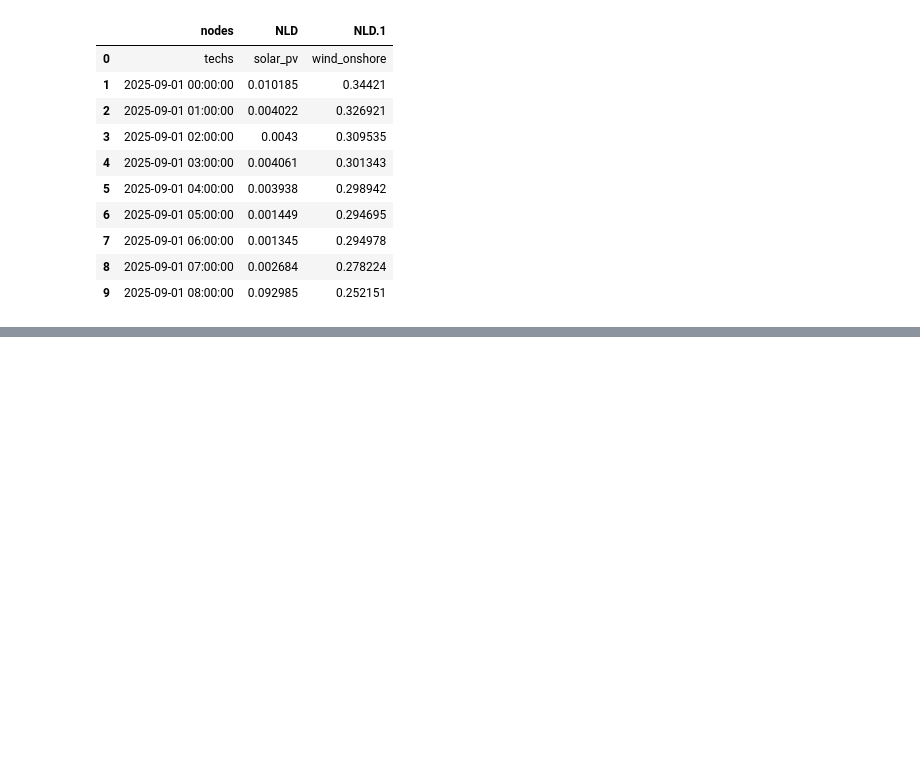
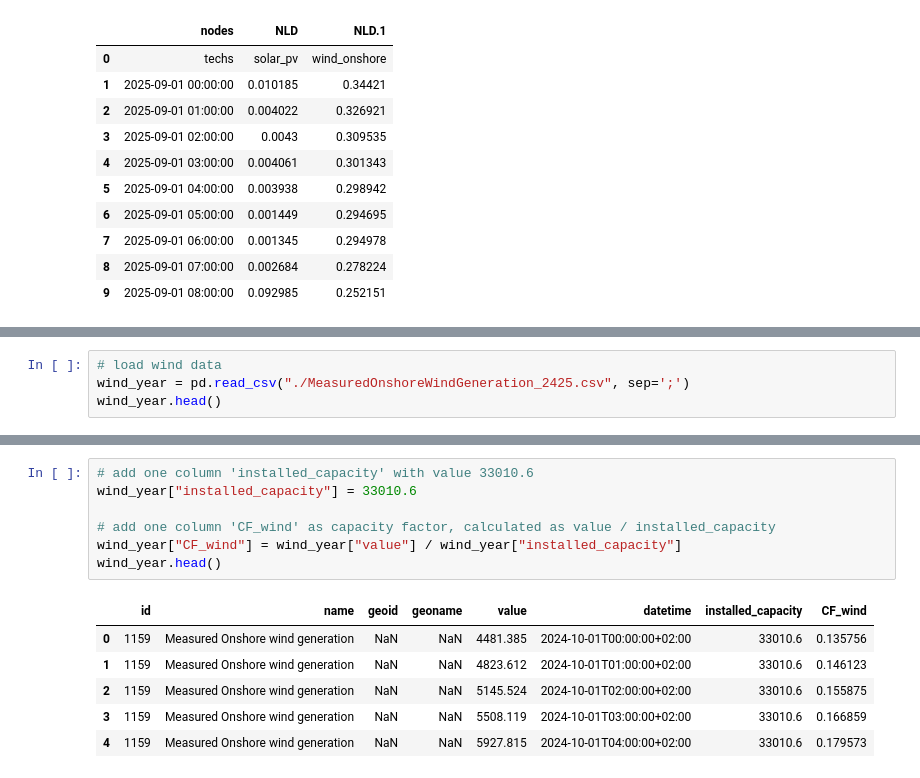
Before and after one commit to Yao10161016/electricity-market-dispatch-model-spain, a Jupyter notebook: calliope_model/model/input_data_tables/data_clean.ipynb, the cells around one changed output, grey strips where cells are left out. Saved outputs shown, nothing was run; the diff lists cells and outputs as text; blank space fills up the shorter version.

```diff
--- a/calliope_model/model/input_data_tables/data_clean.ipynb
+++ b/calliope_model/model/input_data_tables/data_clean.ipynb
@@ -152,0 +235,4 @@ renewables_final.head(10)
+# %%
+# load wind data
+wind_year = pd.read_csv("./MeasuredOnshoreWindGeneration_2425.csv", sep=';')
+wind_year.head()
@@ -152,0 +260,14 @@ renewables_final.head(10)
+# %%
+# add one column 'installed_capacity' with value 33010.6
+wind_year["installed_capacity"] = 33010.6
+
+# add one column 'CF_wind' as capacity factor, calculated as value / installed_capacity
+wind_year["CF_wind"] = wind_year["value"] / wind_year["installed_capacity"]
+wind_year.head()
+# %% [output]
+|  | id | name | geoid | geoname | value | datetime | installed_capacity | CF_wind |
+| 0 | 1159 | Measured Onshore wind generation | NaN | NaN | 4481.385 | 2024-10-01T00:00:00+02:00 | 33010.6 | 0.135756 |
+| 1 | 1159 | Measured Onshore wind generation | NaN | NaN | 4823.612 | 2024-10-01T01:00:00+02:00 | 33010.6 | 0.146123 |
+| 2 | 1159 | Measured Onshore wind generation | NaN | NaN | 5145.524 | 2024-10-01T02:00:00+02:00 | 33010.6 | 0.155875 |
+| 3 | 1159 | Measured Onshore wind generation | NaN | NaN | 5508.119 | 2024-10-01T03:00:00+02:00 | 33010.6 | 0.166859 |
+| 4 | 1159 | Measured Onshore wind generation | NaN | NaN | 5927.815 | 2024-10-01T04:00:00+02:00 | 33010.6 | 0.179573 |
```
Also changed, not shown: parts of 15 cells of this notebook, 5 other files.
